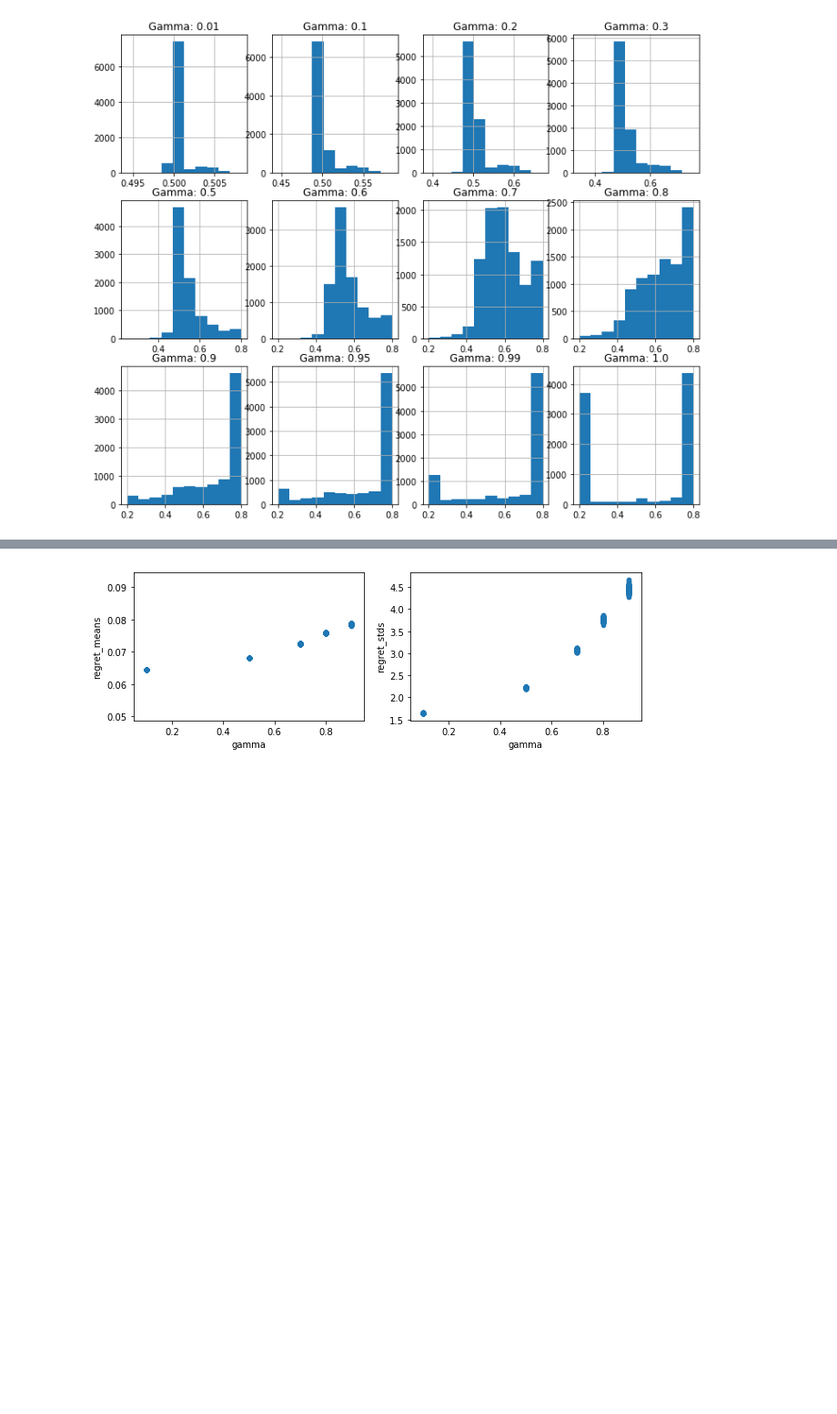
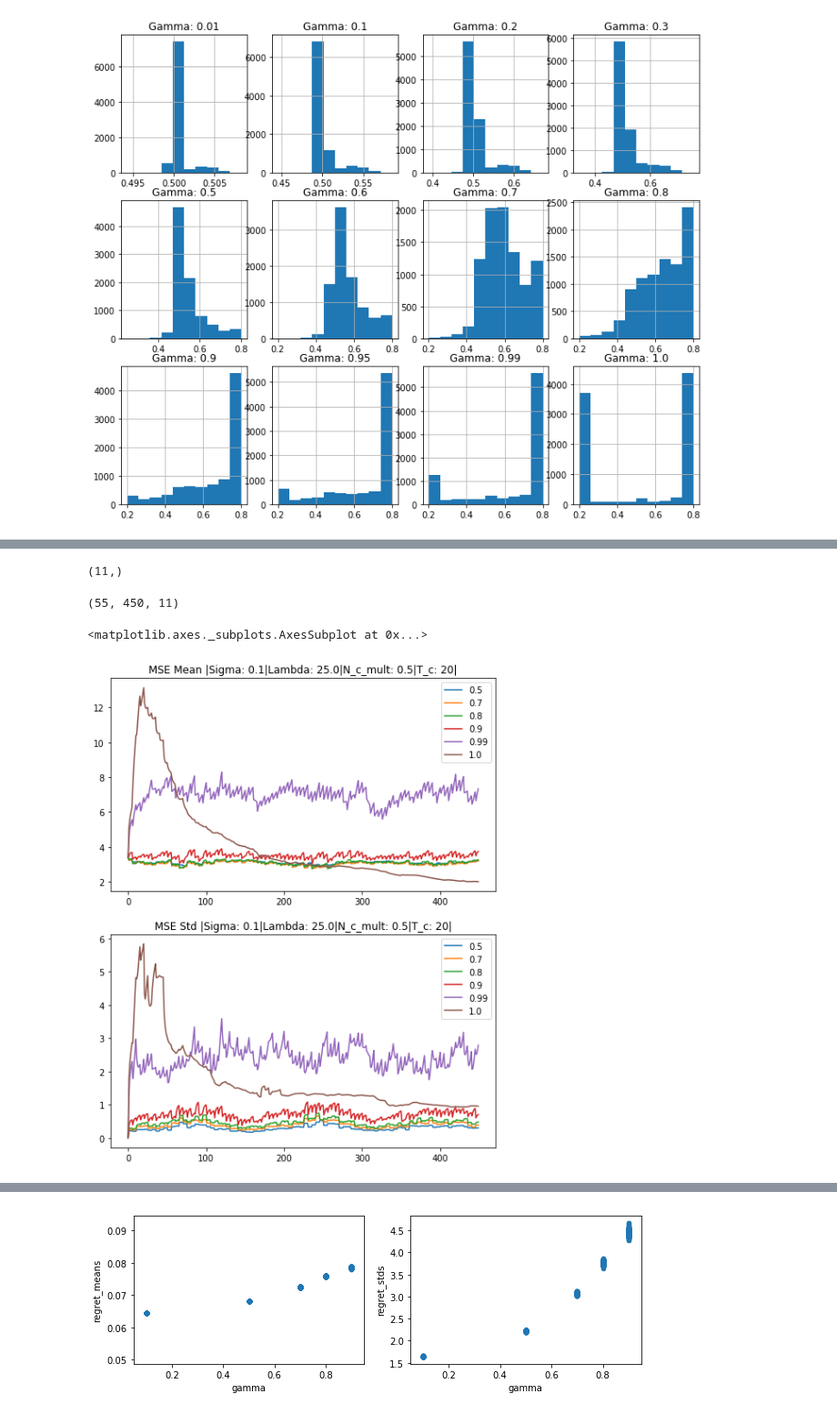
Before and after one commit to isaacxia10/heartsteps, a Jupyter notebook: BanditAlg/New Bandit Algorithm/banditThompsonCent-2.ipynb, the cells around one changed output, grey strips where cells are left out. Shown at 91% size. Saved outputs shown, nothing was run; the diff lists cells and outputs as text; code cells hidden in the pictures; blank space fills up the shorter version.

```diff
--- a/BanditAlg/New Bandit Algorithm/banditThompsonCent-2.ipynb
+++ b/BanditAlg/New Bandit Algorithm/banditThompsonCent-2.ipynb
@@ -900,4 +862,0 @@ for i in range(len(regrets)):
-# %%
-
-prior_mdl = model(np.zeros((nInteract+nBaseline,1)),np.eye(nInteract+nBaseline))
-fc_params = [1., 5, 10]
@@ -909,0 +1130,6 @@ T_cs = [5, 10, 20, 35, 50, 70]
+# %%
+regrets = np.load(data_loc_pref + "regrets.npy")
+probs = np.load(data_loc_pref + "probs.npy")
+actions = np.load(data_loc_pref + "actions.npy")
+opts = np.load(data_loc_pref + "opts.npy")
+bandit_means = np.load(data_loc_pref + "bandit_means.npy")
@@ -909,0 +1179,24 @@ T_cs = [5, 10, 20, 35, 50, 70]
+# %%
+Etas_fit.shape
+# %% [output]
+(11,)
+# %%
+eta_mse_stds
+# %% [output]
+(55, 450, 11)
+# %%
+a,c,d,e = 0,6,1,2
+
+fig,ax = plt.subplots(2,1,figsize=(8,10))
+eta_mse_stds = pd.DataFrame([(np.std(np.linalg.norm(bandit_means[a,b,c,d,e] - Etas_fit,axis=-1),axis=0)) for b in range(len(gammas))]).T
+eta_mse_stds.columns = gammas
+
+eta_mse_means = pd.DataFrame([(np.mean(np.linalg.norm(bandit_means[a,b,c,d,e] - Etas_fit,axis=-1),axis=0)) for b in range(len(gammas))]).T
+eta_mse_means.columns = gammas
+
+
+eta_mse_means.plot(title = "MSE Mean " + params_print(a,None,c,d,e),ax=ax[0])
+eta_mse_stds.plot(title = "MSE Std " + params_print(a,None,c,d,e),ax=ax[1])
+# %% [output]
+<matplotlib.axes._subplots.AxesSubplot at 0x...>
+[figure, added]
```
Also changed, not shown: parts of 51 cells of this notebook, 1 other file.
